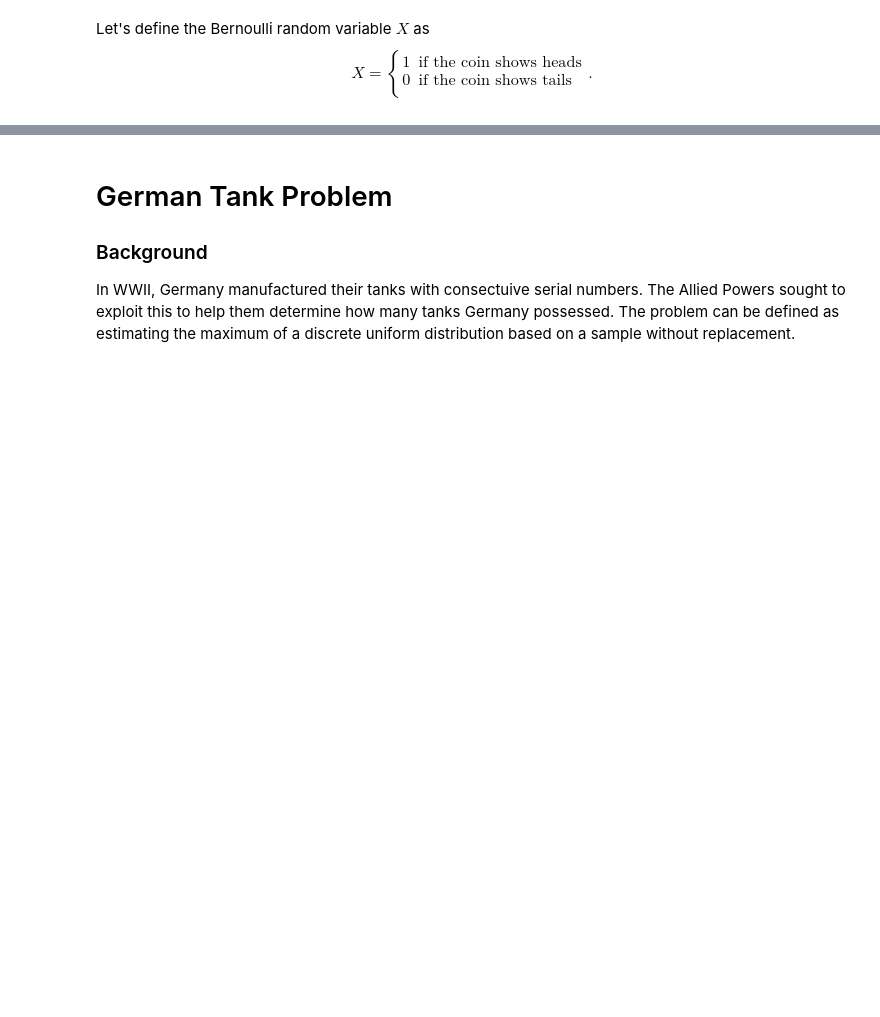
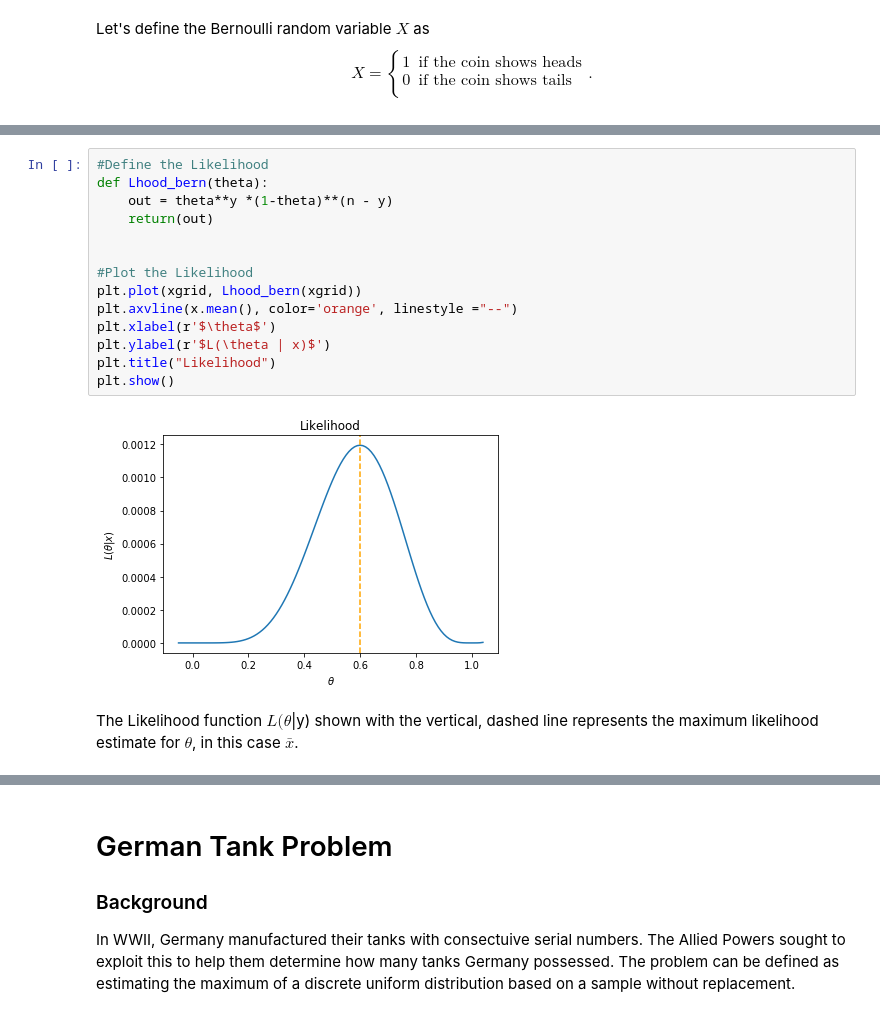
Before and after one commit to jstrat1618/Intro2BayesianEstimation, a Jupyter notebook: Presentation.ipynb, the cells around one changed output, grey strips where cells are left out. Saved outputs shown, nothing was run; the diff lists cells and outputs as text; blank space fills up the shorter version.

```diff
--- a/Presentation.ipynb
+++ b/Presentation.ipynb
@@ -141,3 +168,21 @@ L(\theta|x) &= \prod_{i=1}^n f(x_i|\theta) \\
  &= \theta^{y}\hspace{2mm} (1-\theta)^{n - y}.
 \end{align}
 $$
+# %%
+#Define the Likelihood
+def Lhood_bern(theta):
+    out = theta**y *(1-theta)**(n - y)
+    return(out)
+
+
+#Plot the Likelihood
+plt.plot(xgrid, Lhood_bern(xgrid))
+plt.axvline(x.mean(), color='orange', linestyle ="--")
+plt.xlabel(r'$\theta$')
+plt.ylabel(r'$L(\theta | x)$')
+plt.title("Likelihood")
+plt.show()
+# %% [output]
+[figure, added]
+# %% [markdown]
+The Likelihood function $L(\theta$|y) shown with the vertical, dashed line represents the maximum likelihood estimate for $\theta$, in this case $\bar x$.
```
Also changed, not shown: parts of 15 cells of this notebook, 1 other file.
